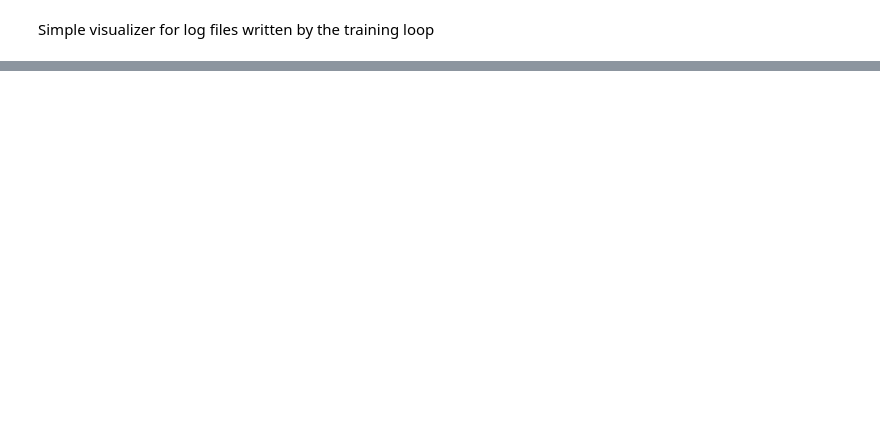
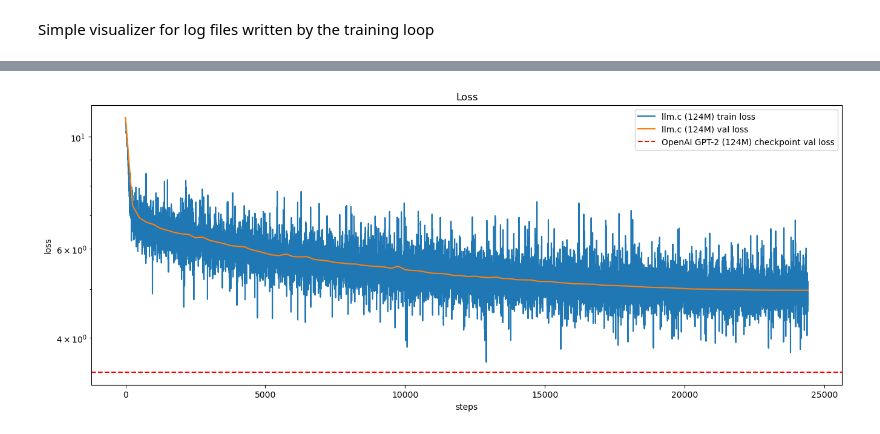
Before and after one commit to karpathy/llm.c, a Jupyter notebook: dev/vislog.ipynb, the cells around one changed output, grey strips where cells are left out. Drawn from its saved outputs; the diff is of its cells as text; code cells hidden in the pictures; blank space fills up the shorter version.

```diff
--- a/dev/vislog.ipynb
+++ b/dev/vislog.ipynb
@@ -57,7 +59,7 @@ hella3_baseline = { # for GPT-3
     "1558M": 0.547,
 }[sz]
 # assumes each model run is stored in this way
-logfile = f"../log_gpt2_{sz}/main.log"
+logfile = f"../log{sz}/main.log"
 streams = parse_logfile(logfile)
 
 # optional function that smooths out the loss some
@@ -77,7 +79,7 @@ def smooth_moving_average(signal, window_size):
 plt.figure(figsize=(16, 6))
 
 # Panel 1: losses: both train and val
-plt.subplot(121)
+# plt.subplot(121)
 xs, ys = streams["trl"] # training loss
 ys = np.array(ys)
 # smooth out ys using a rolling window
@@ -93,24 +95,25 @@ if loss_baseline is not None:
 plt.xlabel("steps")
 plt.ylabel("loss")
 plt.yscale('log')
-plt.ylim(top=4.0)
+# plt.ylim(top=4.0)
 plt.legend()
 plt.title("Loss")
 print("Min Validation Loss:", min(ys))
 
-# Panel 2: HellaSwag eval
-plt.subplot(122)
-if "eval" in streams:
-    xs, ys = streams["eval"] # HellaSwag eval
-    ys = np.array(ys)
-    plt.plot(xs, ys, label=f"llm.c ({sz})")
-    # horizontal line at GPT-2/3 baselines
-    if hella2_baseline:
-        plt.axhline(y=hella2_baseline, color='r', linestyle='--', label=f"OpenAI GPT-2 ({sz}) checkpoint")
-    if hella3_baseline:
-        plt.axhline(y=hella3_baseline, color='g', linestyle='--', label=f"OpenAI GPT-3 ({sz}) checkpoint")
-    plt.xlabel("steps")
-    plt.ylabel("accuracy")
-    plt.legend()
-    plt.title("HellaSwag eval")
-    print("Max Hellaswag eval:", max(ys))
+# # Panel 2: HellaSwag eval
+# plt.subplot(122)
+# if "eval" in streams:
+#     xs, ys = streams["eval"] # HellaSwag eval
+#     ys = np.array(ys)
+#     plt.plot(xs, ys, label=f"llm.c ({sz})")
+#     # horizontal line at GPT-2/3 baselines
+#     if hella2_baseline:
+#         plt.axhline(y=hella2_baseline, color='r', linestyle='--', label=f"OpenAI GPT-2 ({sz}) checkpoint")
+#     if hella3_baseline:
+#         plt.axhline(y=hella3_baseline, color='g', linestyle='--', label=f"OpenAI GPT-3 ({sz}) checkpoint")
+#     plt.xlabel("steps")
+#     plt.ylabel("accuracy")
+#     plt.legend()
+#     plt.title("HellaSwag eval")
+#     print("Max Hellaswag eval:", max(ys))
+# %% [output]
@@ -116,0 +122 @@ if "eval" in streams:
+[figure, added]
```
Also changed, not shown: parts of 2 cells of this notebook, 7 other files.
